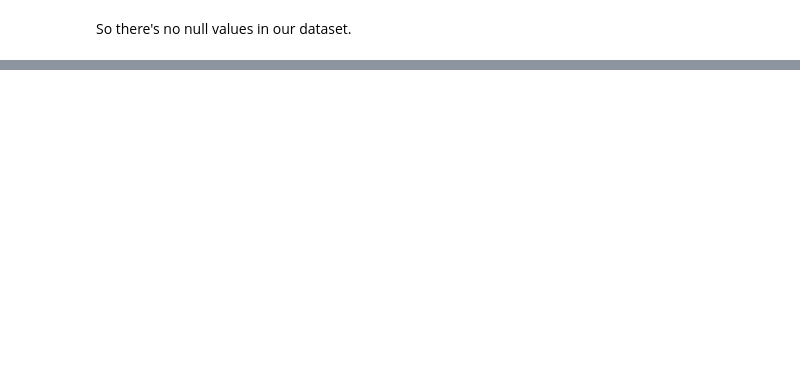
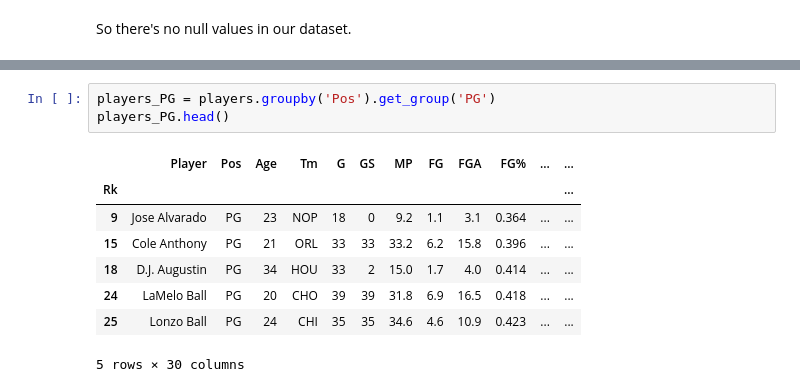
Before and after one commit to LinJTF/NBA_prediction, a Jupyter notebook: ProjectNBA.ipynb, the cells around one changed output, grey strips where cells are left out. Saved outputs shown, nothing was run; the diff lists cells and outputs as text; blank space fills up the shorter version.

```diff
--- a/ProjectNBA.ipynb
+++ b/ProjectNBA.ipynb
@@ -131,0 +158,12 @@ So there's no null values in our dataset.
+# %%
+players_PG = players.groupby('Pos').get_group('PG')
+players_PG.head()
+# %% [output]
+|  | Player | Pos | Age | Tm | G | GS | MP | FG | FGA | FG% | ... | ... |
+| Rk |  |  |  |  |  |  |  |  |  |  |  | ... |
+| 9 | Jose Alvarado | PG | 23 | NOP | 18 | 0 | 9.2 | 1.1 | 3.1 | 0.364 | ... | ... |
+| 15 | Cole Anthony | PG | 21 | ORL | 33 | 33 | 33.2 | 6.2 | 15.8 | 0.396 | ... | ... |
+| 18 | D.J. Augustin | PG | 34 | HOU | 33 | 2 | 15.0 | 1.7 | 4.0 | 0.414 | ... | ... |
+| 24 | LaMelo Ball | PG | 20 | CHO | 39 | 39 | 31.8 | 6.9 | 16.5 | 0.418 | ... | ... |
+| 25 | Lonzo Ball | PG | 24 | CHI | 35 | 35 | 34.6 | 4.6 | 10.9 | 0.423 | ... | ... |
+5 rows × 30 columns
```
Also changed, not shown: parts of 10 cells of this notebook.
